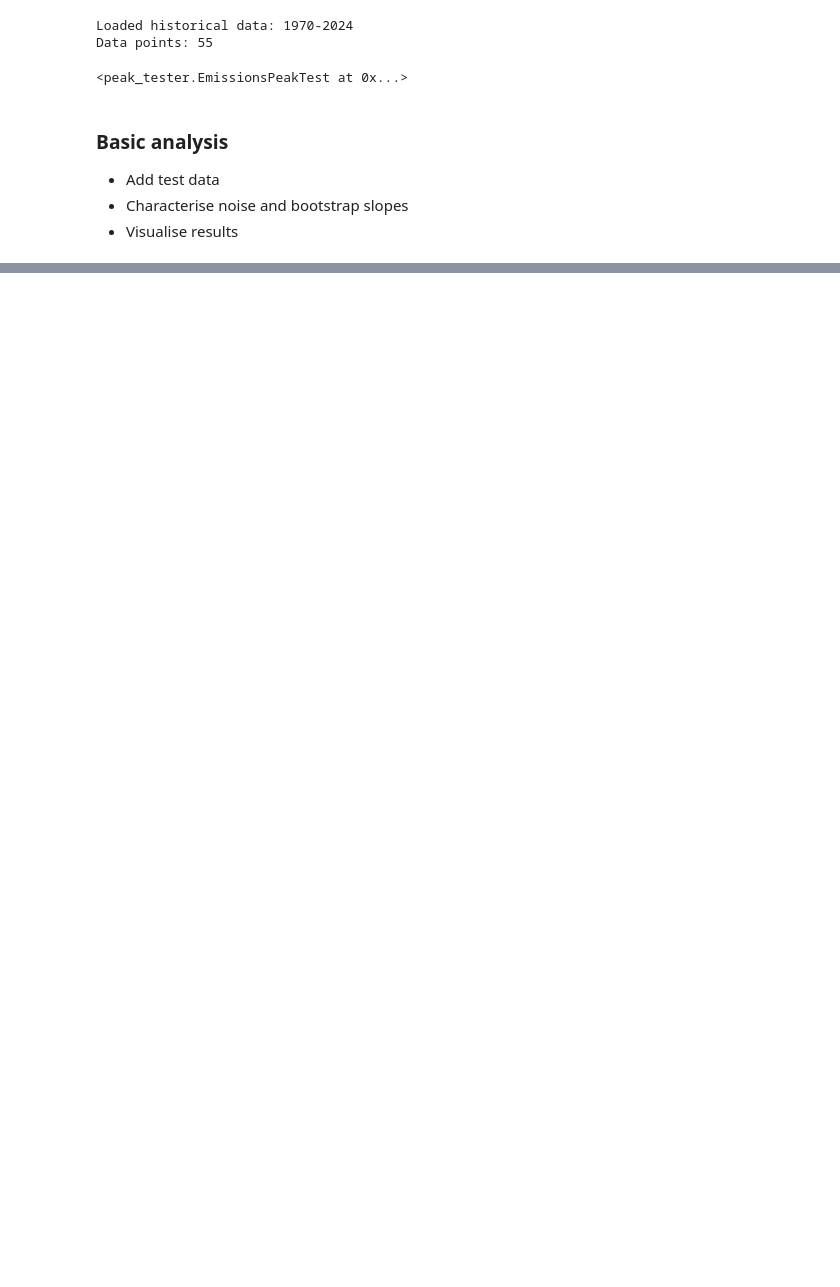
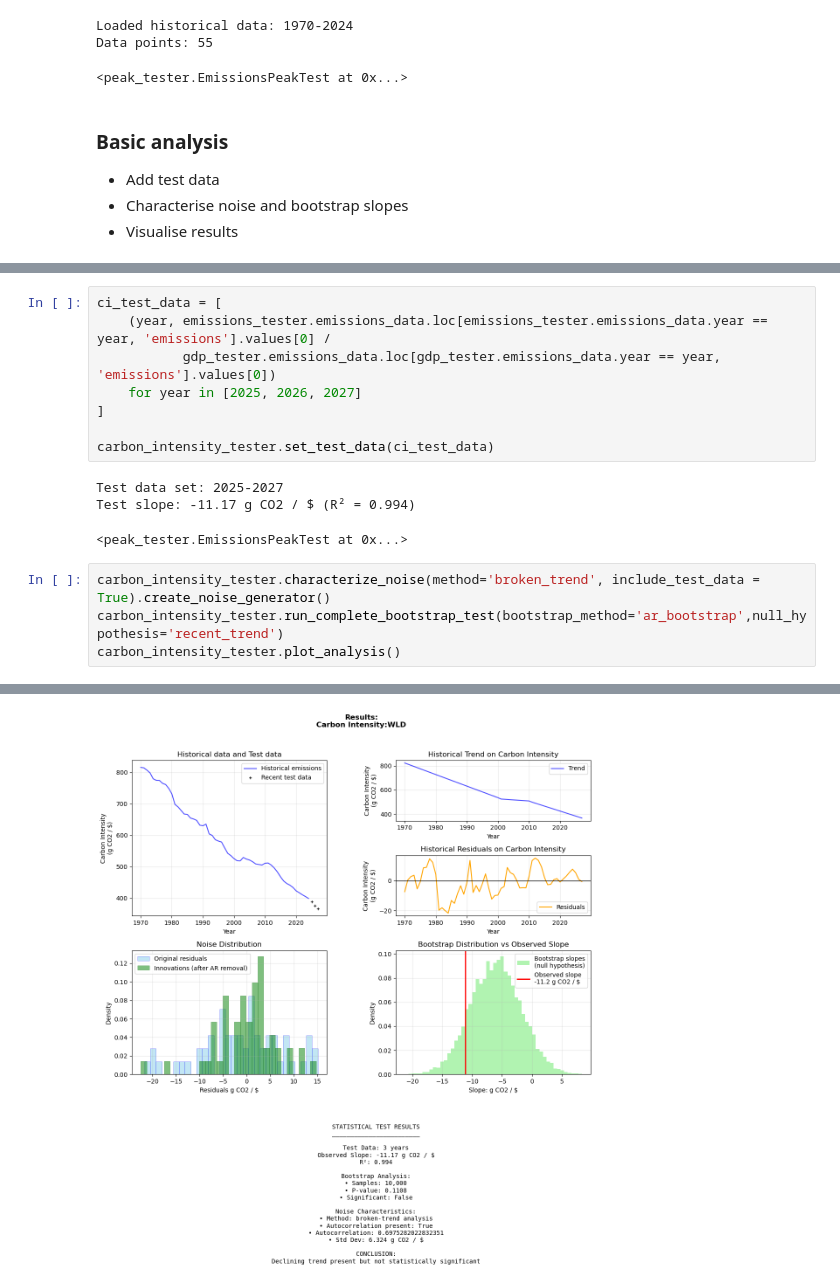
Before and after one commit to nezzag/peaking_test, a Jupyter notebook: notebooks/test_peaker.ipynb, the cells around one changed output, grey strips where cells are left out. Cells and saved outputs as stored; diff of their text form; blank space fills up the shorter version.

```diff
--- a/notebooks/test_peaker.ipynb
+++ b/notebooks/test_peaker.ipynb
@@ -223,0 +178,17 @@ carbon_intensity_tester.historical_data
+# %%
+ci_test_data = [
+    (year, emissions_tester.emissions_data.loc[emissions_tester.emissions_data.year == year, 'emissions'].values[0] /
+           gdp_tester.emissions_data.loc[gdp_tester.emissions_data.year == year, 'emissions'].values[0])
+    for year in [2025, 2026, 2027]
+]
+
+carbon_intensity_tester.set_test_data(ci_test_data)
+# %% [output]
+Test data set: 2025-2027
+Test slope: -11.17 g CO2 / $ (R² = 0.994)
+<peak_tester.EmissionsPeakTest at 0x...>
+# %%
+carbon_intensity_tester.characterize_noise(method='broken_trend', include_test_data = True).create_noise_generator()
+carbon_intensity_tester.run_complete_bootstrap_test(bootstrap_method='ar_bootstrap',null_hypothesis='recent_trend')
+carbon_intensity_tester.plot_analysis()
+# %% [output]
@@ -223,0 +214 @@ carbon_intensity_tester.historical_data
+[figure, added]
```
Also changed, not shown: parts of 36 cells of this notebook.
